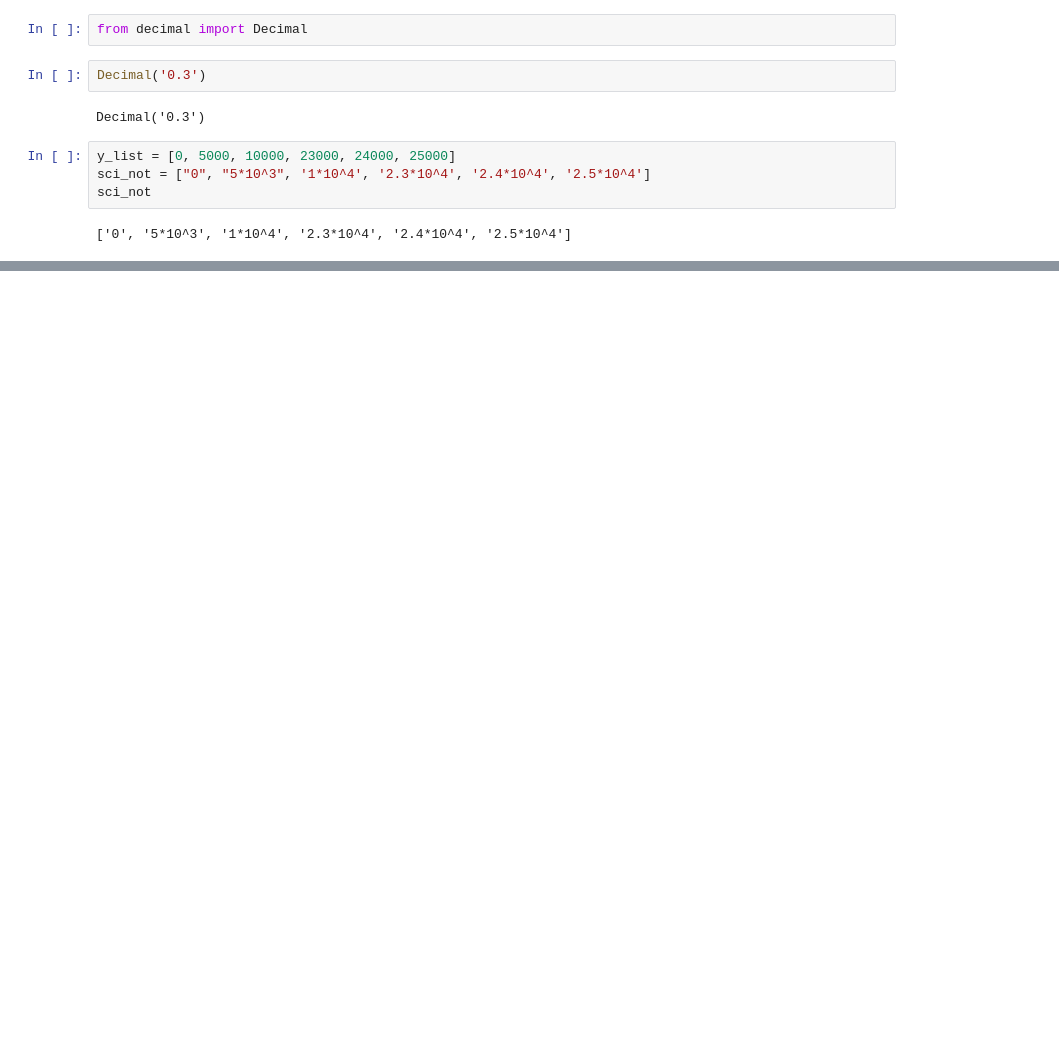
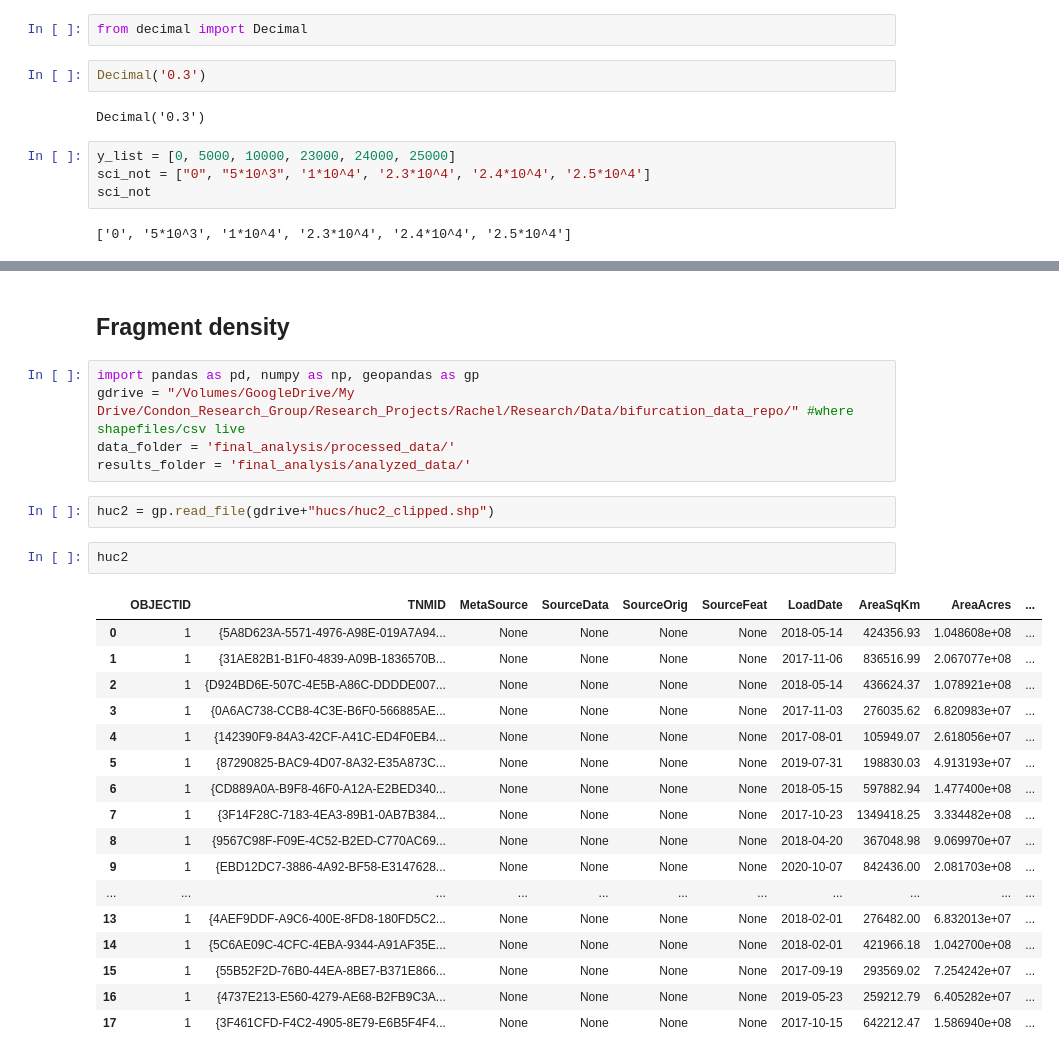
Before and after one commit to rspinti/River_bifurcation, a Jupyter notebook: archive/Rachel_testing/analysis_testing/analysis_testing.ipynb, the cells around one changed output, grey strips where cells are left out. Saved outputs shown, nothing was run; the diff lists cells and outputs as text; blank space fills up the shorter version.

```diff
--- a/archive/Rachel_testing/analysis_testing/analysis_testing.ipynb
+++ b/archive/Rachel_testing/analysis_testing/analysis_testing.ipynb
@@ -832,0 +1054,29 @@ plt.show()
+# %% [markdown]
+## Fragment density
+# %%
+import pandas as pd, numpy as np, geopandas as gp
+gdrive = "/Volumes/GoogleDrive/My Drive/Condon_Research_Group/Research_Projects/Rachel/Research/Data/bifurcation_data_repo/" #where shapefiles/csv live
+data_folder = 'final_analysis/processed_data/'
+results_folder = 'final_analysis/analyzed_data/'
+# %%
+huc2 = gp.read_file(gdrive+"hucs/huc2_clipped.shp")
+# %%
+huc2
+# %% [output]
+|  | OBJECTID | TNMID | MetaSource | SourceData | SourceOrig | SourceFeat | LoadDate | AreaSqKm | AreaAcres | ... |
+| 0 | 1 | {5A8D623A-5571-4976-A98E-019A7A94... | None | None | None | None | 2018-05-14 | 424356.93 | 1.048608e+08 | ... |
+| 1 | 1 | {31AE82B1-B1F0-4839-A09B-1836570B... | None | None | None | None | 2017-11-06 | 836516.99 | 2.067077e+08 | ... |
+| 2 | 1 | {D924BD6E-507C-4E5B-A86C-DDDDE007... | None | None | None | None | 2018-05-14 | 436624.37 | 1.078921e+08 | ... |
+| 3 | 1 | {0A6AC738-CCB8-4C3E-B6F0-566885AE... | None | None | None | None | 2017-11-03 | 276035.62 | 6.820983e+07 | ... |
+| 4 | 1 | {142390F9-84A3-42CF-A41C-ED4F0EB4... | None | None | None | None | 2017-08-01 | 105949.07 | 2.618056e+07 | ... |
+| 5 | 1 | {87290825-BAC9-4D07-8A32-E35A873C... | None | None | None | None | 2019-07-31 | 198830.03 | 4.913193e+07 | ... |
+| 6 | 1 | {CD889A0A-B9F8-46F0-A12A-E2BED340... | None | None | None | None | 2018-05-15 | 597882.94 | 1.477400e+08 | ... |
+| 7 | 1 | {3F14F28C-7183-4EA3-89B1-0AB7B384... | None | None | None | None | 2017-10-23 | 1349418.25 | 3.334482e+08 | ... |
+| 8 | 1 | {9567C98F-F09E-4C52-B2ED-C770AC69... | None | None | None | None | 2018-04-20 | 367048.98 | 9.069970e+07 | ... |
+| 9 | 1 | {EBD12DC7-3886-4A92-BF58-E3147628... | None | None | None | None | 2020-10-07 | 842436.00 | 2.081703e+08 | ... |
+| ... | ... | ... | ... | ... | ... | ... | ... | ... | ... | ... |
+| 13 | 1 | {4AEF9DDF-A9C6-400E-8FD8-180FD5C2... | None | None | None | None | 2018-02-01 | 276482.00 | 6.832013e+07 | ... |
+| 14 | 1 | {5C6AE09C-4CFC-4EBA-9344-A91AF35E... | None | None | None | None | 2018-02-01 | 421966.18 | 1.042700e+08 | ... |
+| 15 | 1 | {55B52F2D-76B0-44EA-8BE7-B371E866... | None | None | None | None | 2017-09-19 | 293569.02 | 7.254242e+07 | ... |
+| 16 | 1 | {4737E213-E560-4279-AE68-B2FB9C3A... | None | None | None | None | 2019-05-23 | 259212.79 | 6.405282e+07 | ... |
+| 17 | 1 | {3F461CFD-F4C2-4905-8E79-E6B5F4F4... | None | None | None | None | 2017-10-15 | 642212.47 | 1.586940e+08 | ... |
```
Also changed, not shown: parts of 18 cells of this notebook, 2 other files.
